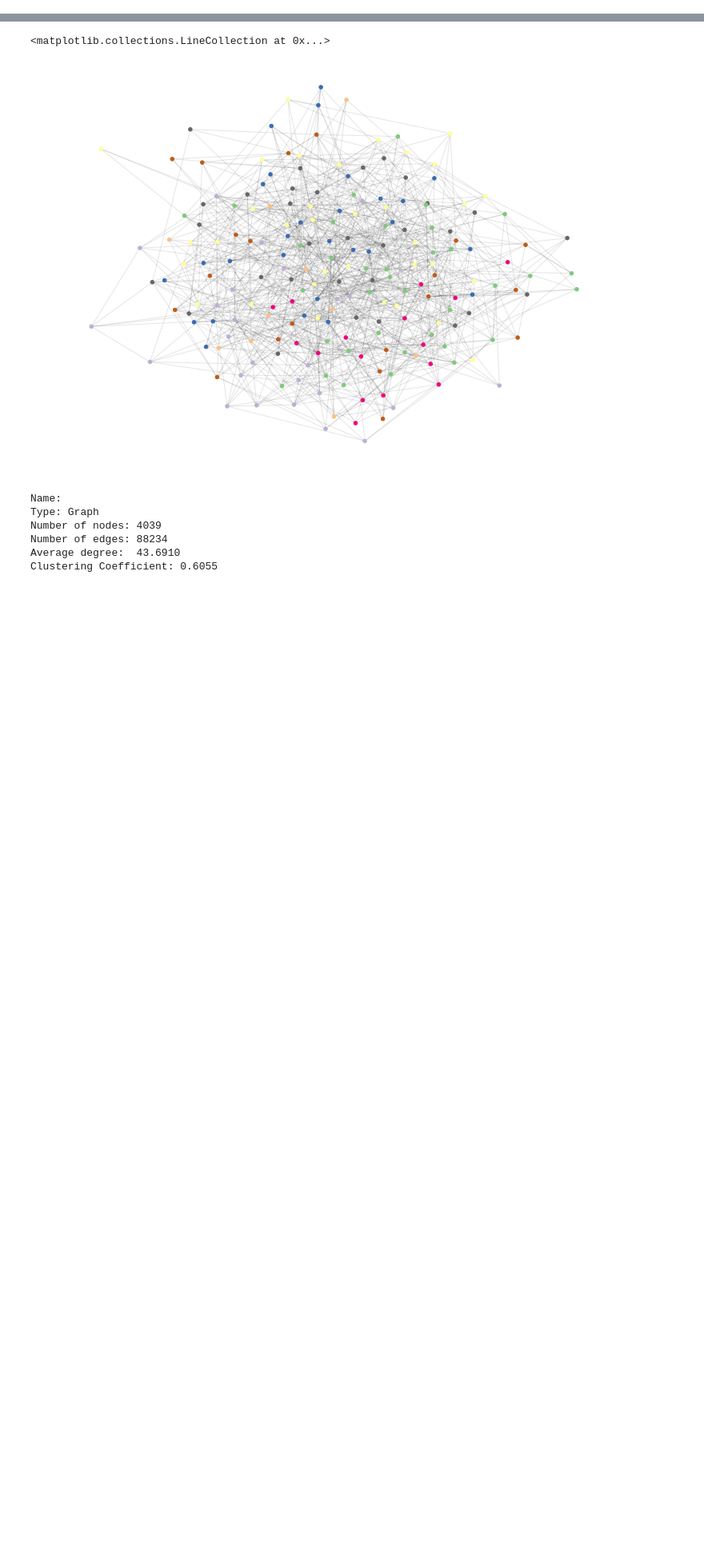
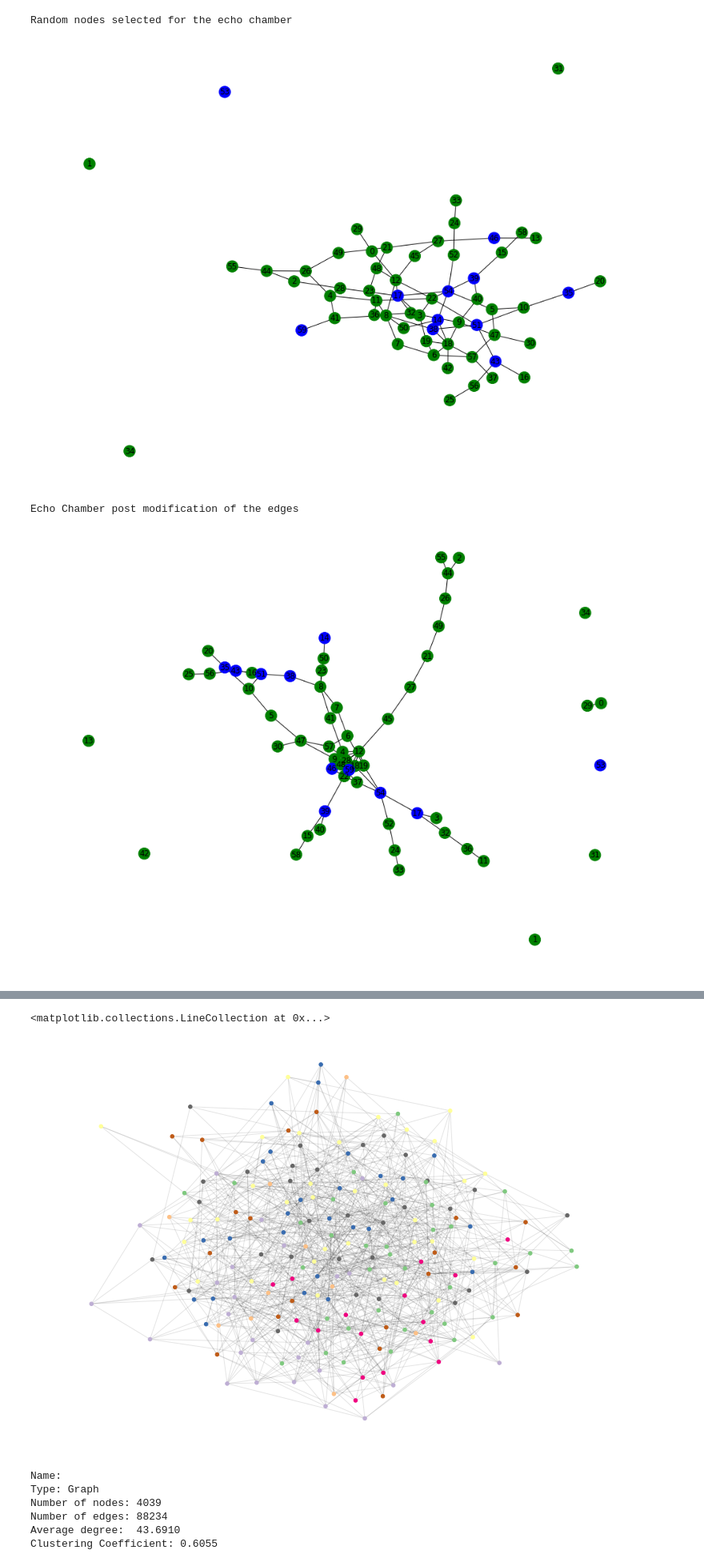
Before and after one commit to asrayousuf/InformationDiffusion, a Jupyter notebook: notebooks/Part-3-EchoChamberEffect.ipynb, the cells around one changed output, grey strips where cells are left out. Shown: that part at 80% size. Cells and saved outputs as stored; diff of their text form; code cells hidden in the pictures; blank space fills up the shorter version.

```diff
--- a/notebooks/Part-3-EchoChamberEffect.ipynb
+++ b/notebooks/Part-3-EchoChamberEffect.ipynb
@@ -124,0 +43,9 @@ for i in range(1):
+# %%
+def draw_echo_chamber(G):
+    color_map = []
+    for node in G:
+        if node in echo_chamber:
+            color_map.append('blue')
+        else: color_map.append('green')
+    nx.draw(G,node_color = color_map,with_labels = True)
+    plt.show()
@@ -124,0 +77,40 @@ for i in range(1):
+# %%
+def create_echo_chamber(G, nw_polarisation, opinion_polarisation, viz =0):
+    echo_chamber_size = int(0.20*G.number_of_nodes())
+    echo_chamber = random.sample(G.nodes(), echo_chamber_size)
+    E = G.number_of_edges()
+    avg_degree = 2* E / float(N)
+    if(viz==1):
+        print("Random nodes selected for the echo chamber")
+        draw_echo_chamber(G)
+
+    modified_edge_count = 0
+    for node in echo_chamber:
+        G.nodes[node]['threshold'] =  G.nodes[node]['threshold'] - opinion_polarisation
+        for neighbor in G.neighbors(node):
+            if modified_edge_count >= (nw_polarisation * E * avg_degree ):
+                break;
+            if(neighbor not in echo_chamber):
+                G.remove_edge(node, neighbor)
+                new_neighbor = random.choice(echo_chamber);
+                while(G.has_edge(node, new_neighbor) or node==new_neighbor):
+                    new_neighbor = random.choice(echo_chamber)
+                G.add_edge(node, new_neighbor)
+                modified_edge_count = modified_edge_count + 1
+    if(viz == 1):
+        print("Echo Chamber post modification of the edges")
+        draw_echo_chamber(G)
+    return G, echo_chamber
+# %%
+ G = nx.erdos_renyi_graph(60, 0.04)
+status = 'healthy'
+threshold = 0.3
+nx.set_node_attributes(G, status, 'status')
+nx.set_node_attributes(G, threshold, 'threshold')
+
+create_echo_chamber(G, 0.6, 0.05, 1)
+# %% [output]
+Random nodes selected for the echo chamber
+[figure, added]
+Echo Chamber post modification of the edges
+[figure, added]
```
Also changed, not shown: parts of 28 cells of this notebook.
